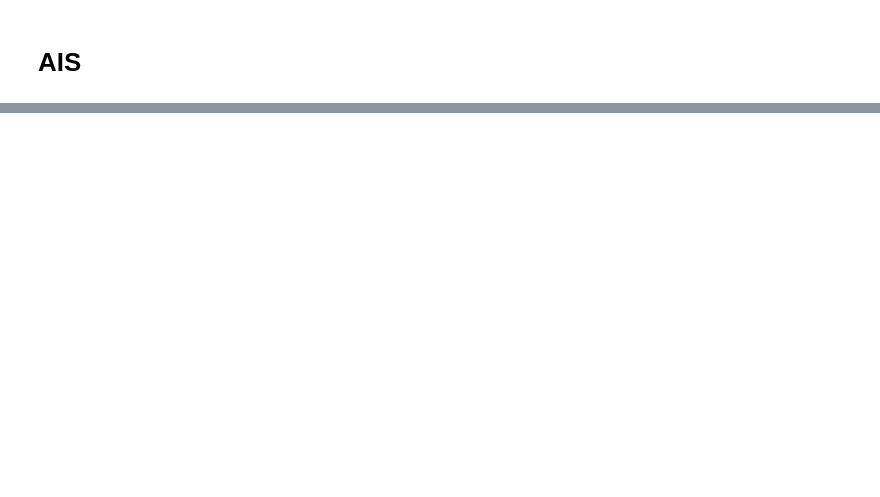
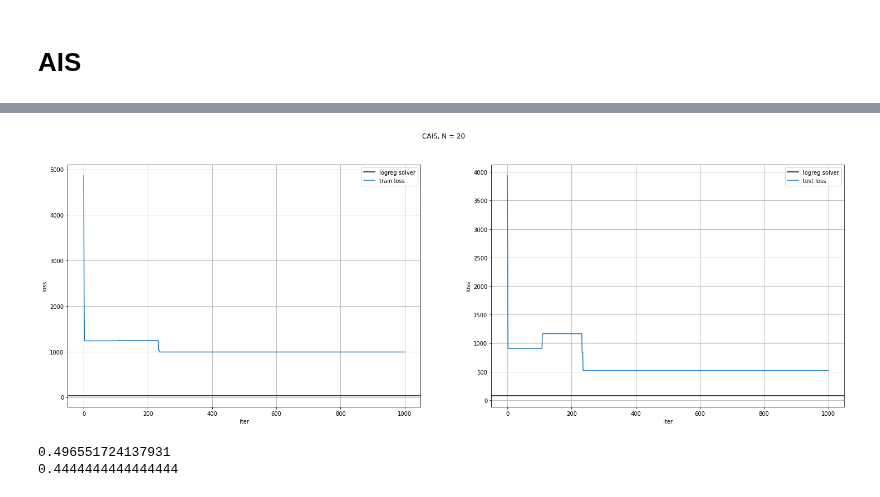
Before and after one commit to premolab/gans_sampling, a Jupyter notebook: notebooks/logistic_regression.ipynb, the cells around one changed output, grey strips where cells are left out. Saved outputs shown, nothing was run; the diff lists cells and outputs as text; code cells hidden in the pictures; blank space fills up the shorter version.

```diff
--- a/notebooks/logistic_regression.ipynb
+++ b/notebooks/logistic_regression.ipynb
@@ -679,0 +622,23 @@ print(clf.score(X_test_small, y_test))
+# %%
+n_steps = 1000
+grad_step = 1e-6
+eps_scale = (2*grad_step)**0.5
+N = 20
+T = 10
+betas = np.linspace(1., 0., T)
+rhos = np.linspace(.8, 1., T)[::-1]
+
+#start = torch.zeros((1, len(betas), dim))
+device = 'cpu'
+scale_proposal = 0.1
+random_seed = 42
+batch_size = 1
+proposal = init_independent_normal(scale_proposal, dim, device)
+
+start = proposal.sample([batch_size, len(betas)])
+#start = torch.zeros((1, len(betas), dim))
+
+start.requires_grad_(True)
+history = ais_dynamics(start, target.log_prob, proposal, n_steps, grad_step, eps_scale, N, betas, rhos)
+# %%
+loss_train, loss_test = calculate_losses(history, target.func, X_train, X_test, y_train, y_test)
@@ -679,0 +663,32 @@ print(clf.score(X_test_small, y_test))
+# %%
+fig, axs = plt.subplots(ncols=2, nrows=1, figsize=(25, 8))
+name = f'CAIS, N = {N}'
+fig.suptitle(name)
+
+axs[0].axhline(train_loss_clf, label='logreg solver', color='black')
+axs[0].set_xlabel('iter')
+axs[0].set_ylabel('loss')
+axs[0].plot(np.arange(len(loss_train)), loss_train, label = 'train loss')
+
+axs[1].axhline(test_loss_clf, label='logreg solver', color='black')
+axs[1].set_xlabel('iter')
+axs[1].set_ylabel('loss')
+axs[1].plot(np.arange(len(loss_test)), loss_test, label = 'test loss')
+
+
+for ax in axs:
+    ax.grid()
+    ax.legend()
+
+plt.show()
+# %% [output]
+[figure, added]
+# %%
+last_w = history[-1].numpy()
+clf.coef_ = last_w[:, :-1]
+clf.intercept_ = last_w[:, -1]
+print(clf.score(X_train_small, y_train))
+print(clf.score(X_test_small, y_test))
+# %% [output]
+0.496551724137931
+0.4444444444444444
```
Also changed, not shown: parts of 26 cells of this notebook.
